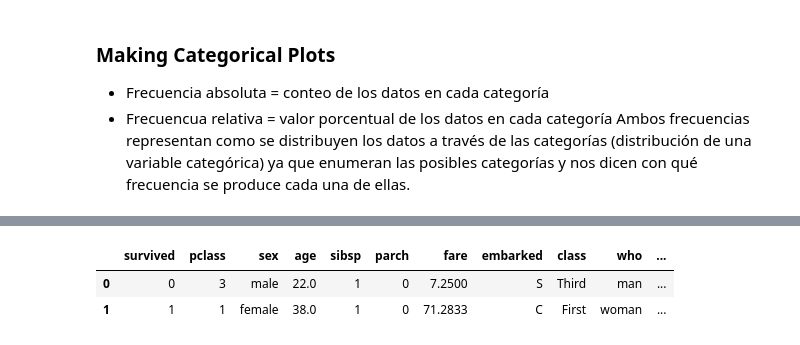
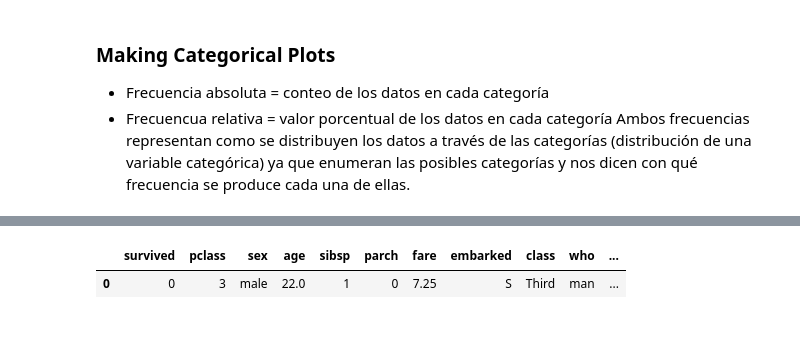
Before and after one commit to SergioMoraCodes/machine_learning_projects, a Jupyter notebook: Graficado con MATPLOTLIB/categorical_plots.ipynb, the cells around one changed output, grey strips where cells are left out. Saved outputs shown, nothing was run; the diff lists cells and outputs as text; code cells hidden in the pictures.

```diff
--- a/Graficado con MATPLOTLIB/categorical_plots.ipynb
+++ b/Graficado con MATPLOTLIB/categorical_plots.ipynb
@@ -14,6 +46,5 @@ df = sns.load_dataset('titanic')
 # %%
-df.head(2)
+df.head(1)
 # %% [output]
 |  | survived | pclass | sex | age | sibsp | parch | fare | embarked | class | who | ... |
-| 0 | 0 | 3 | male | 22.0 | 1 | 0 | 7.2500 | S | Third | man | ... |
-| 1 | 1 | 1 | female | 38.0 | 1 | 0 | 71.2833 | C | First | woman | ... |
+| 0 | 0 | 3 | male | 22.0 | 1 | 0 | 7.25 | S | Third | man | ... |
```
Also changed, not shown: parts of 14 cells of this notebook.
